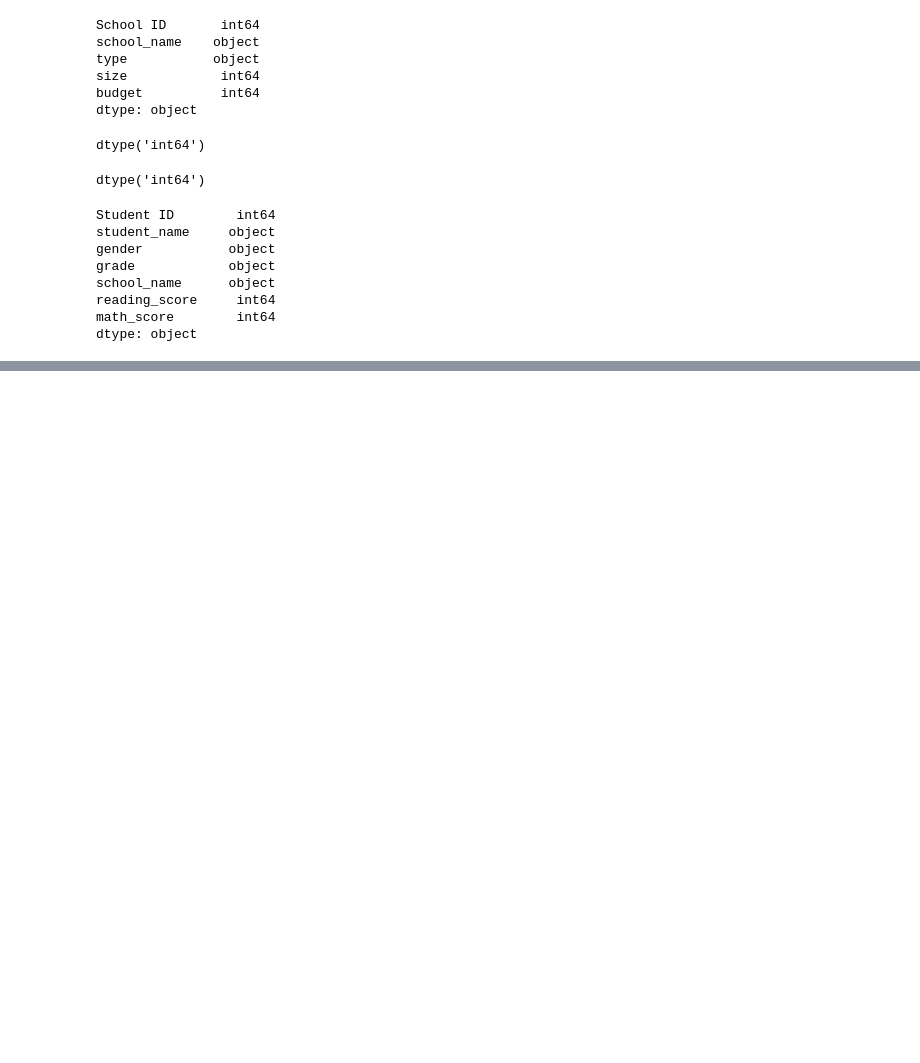
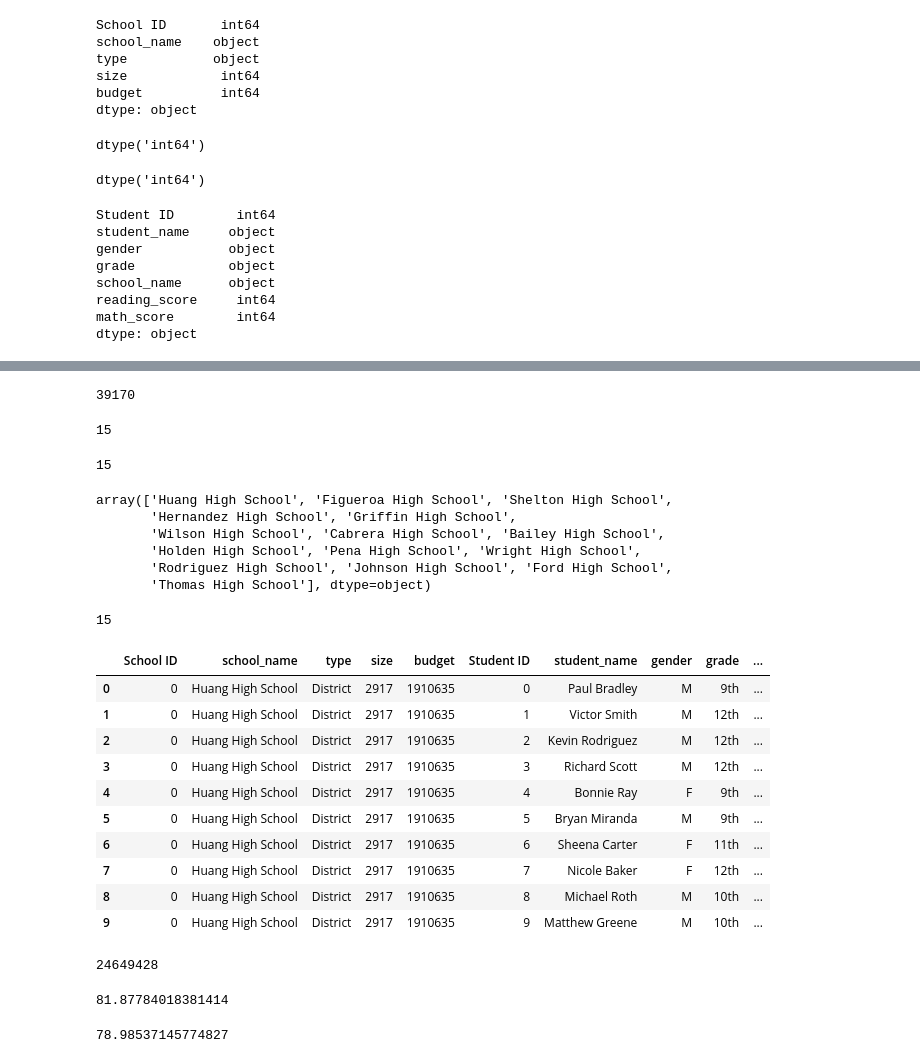
Before and after one commit to fmorote01/School_District_Analysis, a Jupyter notebook: PyCitySchools.ipynb, the cells around one changed output, grey strips where cells are left out. Cells and saved outputs as stored; diff of their text form; code cells hidden in the pictures; blank space fills up the shorter version.

```diff
--- a/PyCitySchools.ipynb
+++ b/PyCitySchools.ipynb
@@ -204,0 +217,3 @@ student_data_df.head()
+# %%
+school_data_complete_df = pd.merge(school_data_df, student_data_df, on=["school_name", "school_name"])
+school_data_complete_df.head()
@@ -204,0 +244,64 @@ student_data_df.head()
+# %%
+student_count =school_data_complete_df["Student ID"].count()
+student_count
+# %% [output]
+39170
+# %%
+# Calculate the total number of schools.
+school_data_df["school_name"].count()
+# %% [output]
+15
+# %%
+# Calculate the total number of schools. Another long method
+school_count = school_data_df["school_name"].count()
+school_count
+# %% [output]
+15
+# %%
+# Calculate the total number of schools
+school_count_2 = school_data_complete_df["school_name"].unique()
+school_count_2
+# %% [output]
+array(['Huang High School', 'Figueroa High School', 'Shelton High School',
+       'Hernandez High School', 'Griffin High School',
+       'Wilson High School', 'Cabrera High School', 'Bailey High School',
+       'Holden High School', 'Pena High School', 'Wright High School',
+       'Rodriguez High School', 'Johnson High School', 'Ford High School',
+       'Thomas High School'], dtype=object)
+# %%
+#Using Python, how would you get the number of high schools from the array?
+len(school_data_complete_df["school_name"].unique())
+# %% [output]
+15
+# %%
+school_data_complete_df.head(10)
+# %% [output]
+|  | School ID | school_name | type | size | budget | Student ID | student_name | gender | grade | ... |
+| 0 | 0 | Huang High School | District | 2917 | 1910635 | 0 | Paul Bradley | M | 9th | ... |
+| 1 | 0 | Huang High School | District | 2917 | 1910635 | 1 | Victor Smith | M | 12th | ... |
+| 2 | 0 | Huang High School | District | 2917 | 1910635 | 2 | Kevin Rodriguez | M | 12th | ... |
+| 3 | 0 | Huang High School | District | 2917 | 1910635 | 3 | Richard Scott | M | 12th | ... |
+| 4 | 0 | Huang High School | District | 2917 | 1910635 | 4 | Bonnie Ray | F | 9th | ... |
+| 5 | 0 | Huang High School | District | 2917 | 1910635 | 5 | Bryan Miranda | M | 9th | ... |
+| 6 | 0 | Huang High School | District | 2917 | 1910635 | 6 | Sheena Carter | F | 11th | ... |
+| 7 | 0 | Huang High School | District | 2917 | 1910635 | 7 | Nicole Baker | F | 12th | ... |
+| 8 | 0 | Huang High School | District | 2917 | 1910635 | 8 | Michael Roth | M | 10th | ... |
+| 9 | 0 | Huang High School | District | 2917 | 1910635 | 9 | Matthew Greene | M | 10th | ... |
+# %%
+# Calculate the total budget.
+total_budget = school_data_df["budget"].sum()
+total_budget
+# %% [output]
+24649428
+# %%
+# Calculate the average reading score.
+average_reading_score = school_data_complete_df["reading_score"].mean()
+average_reading_score
+# %% [output]
+81.87784018381414
+# %%
+# Calculate the average math score.
+average_math_score = school_data_complete_df["math_score"].mean()
+average_math_score
+# %% [output]
+78.98537145774827
```
Also changed, not shown: parts of 30 cells of this notebook, 1 other file.
